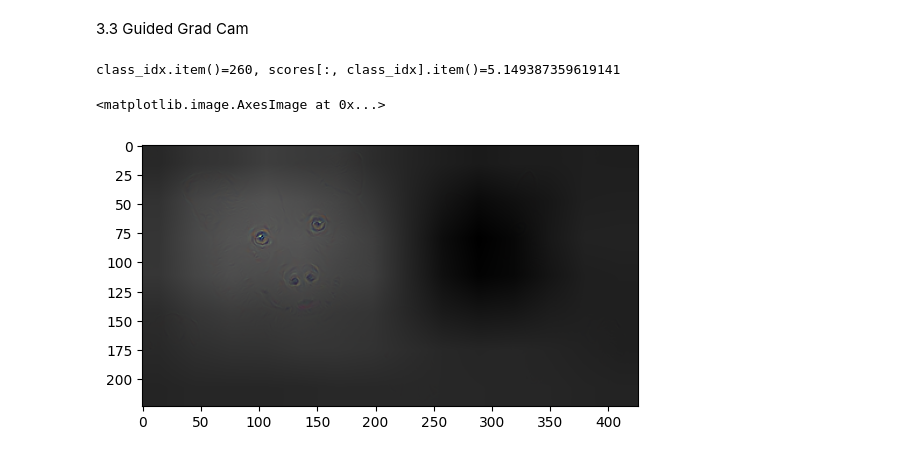
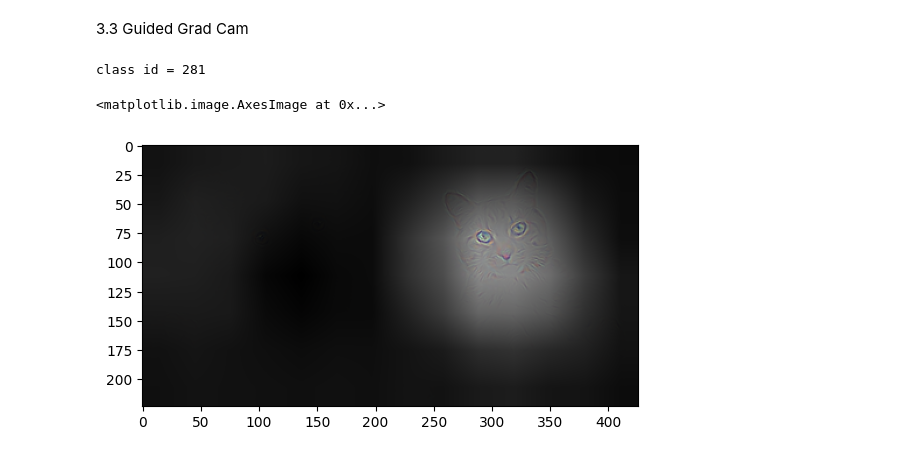
Before and after one commit to tutorials101/gradCAM, a Jupyter notebook: visualizations.ipynb, the cells around one changed output. Saved outputs shown, nothing was run; the diff lists cells and outputs as text; code cells hidden in the pictures.

```diff
--- a/visualizations.ipynb
+++ b/visualizations.ipynb
@@ -145,7 +145,7 @@ def get_cam(class_idx):
   return cam
 # %%
 # hooking the conv layer, for which you want to see the CAM
-h1 = net.layer4[1].conv2.register_forward_hook(forward_hook('final_conv'))
+h1 = net.layer4.register_forward_hook(forward_hook('final_conv'))
 
 # for the batch norm params to be adjusted
 net.eval()
@@ -266,7 +266,7 @@ plt.imshow(cv2.resize(gradcam, img.size), alpha=0.5, cmap='jet')
 
 [we are going to use resnet18's layer4.basicblock1.conv2]
 # %%
-class_idx = 260 #260 = dog, 281 = cat , 386 = elephant
+class_idx = 281 #260 = dog, 281 = cat , 386 = elephant
 
 def normalize(input):
 
@@ -351,11 +351,11 @@ Text(0.5, 1.0, 'rescaled gradients')
 # %% [markdown]
 3.3 Guided Grad Cam
 # %%
-gradcam = get_gradcam(input.unsqueeze(0), net.layer4[1].conv2, class_idx)
+gradcam = get_gradcam(input.unsqueeze(0), net.layer4, class_idx)
 C,H,W = input.shape
 guided_gradcam = norm_guided_map * cv2.resize(normalize(gradcam), (W,H))[..., np.newaxis]
 plt.imshow(guided_gradcam)
 # %% [output]
-class_idx.item()=260, scores[:, class_idx].item()=5.149387359619141
+class id = 281
 <matplotlib.image.AxesImage at 0x...>
-[figure, old version]
+[figure, new version]
```
Also changed, not shown: parts of 10 cells of this notebook.
